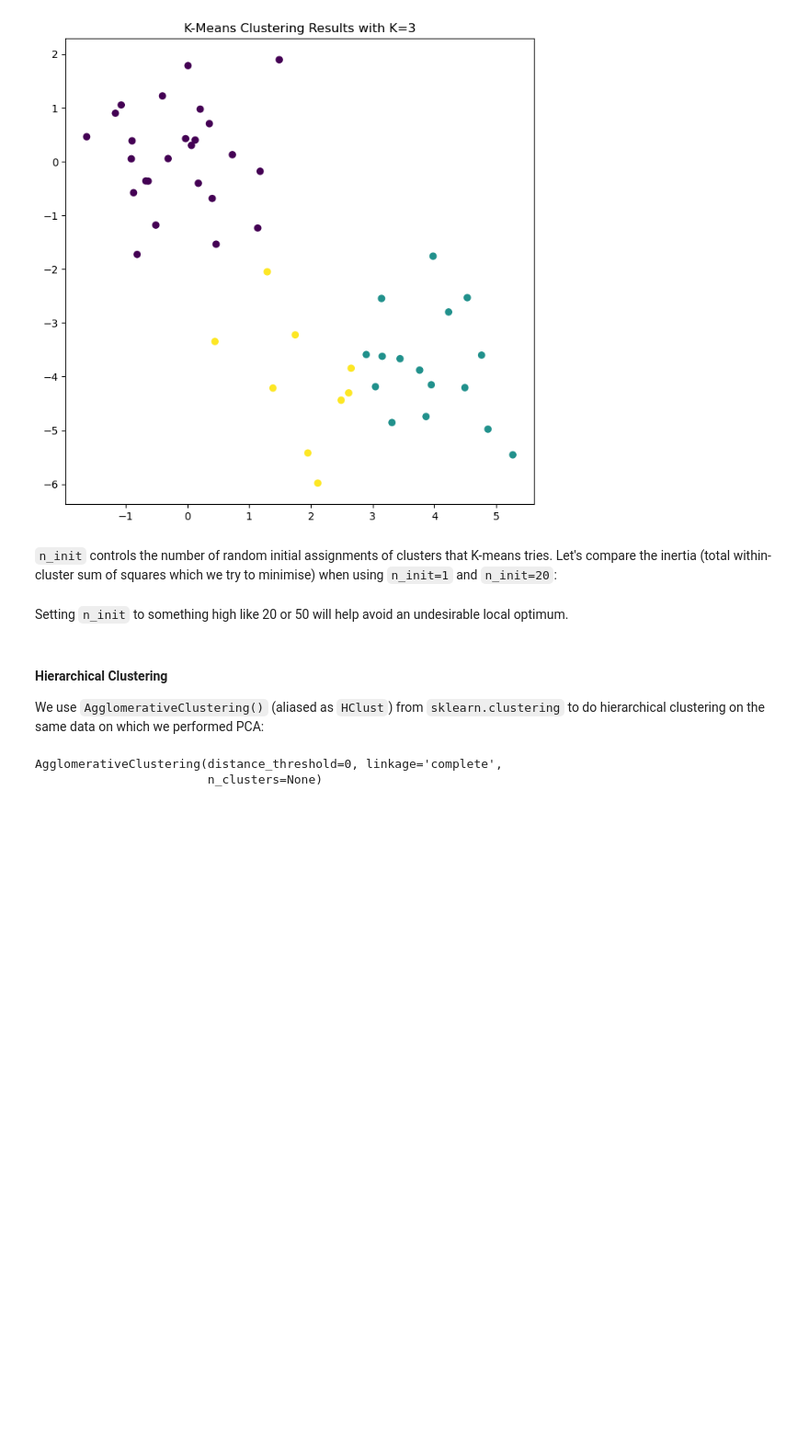
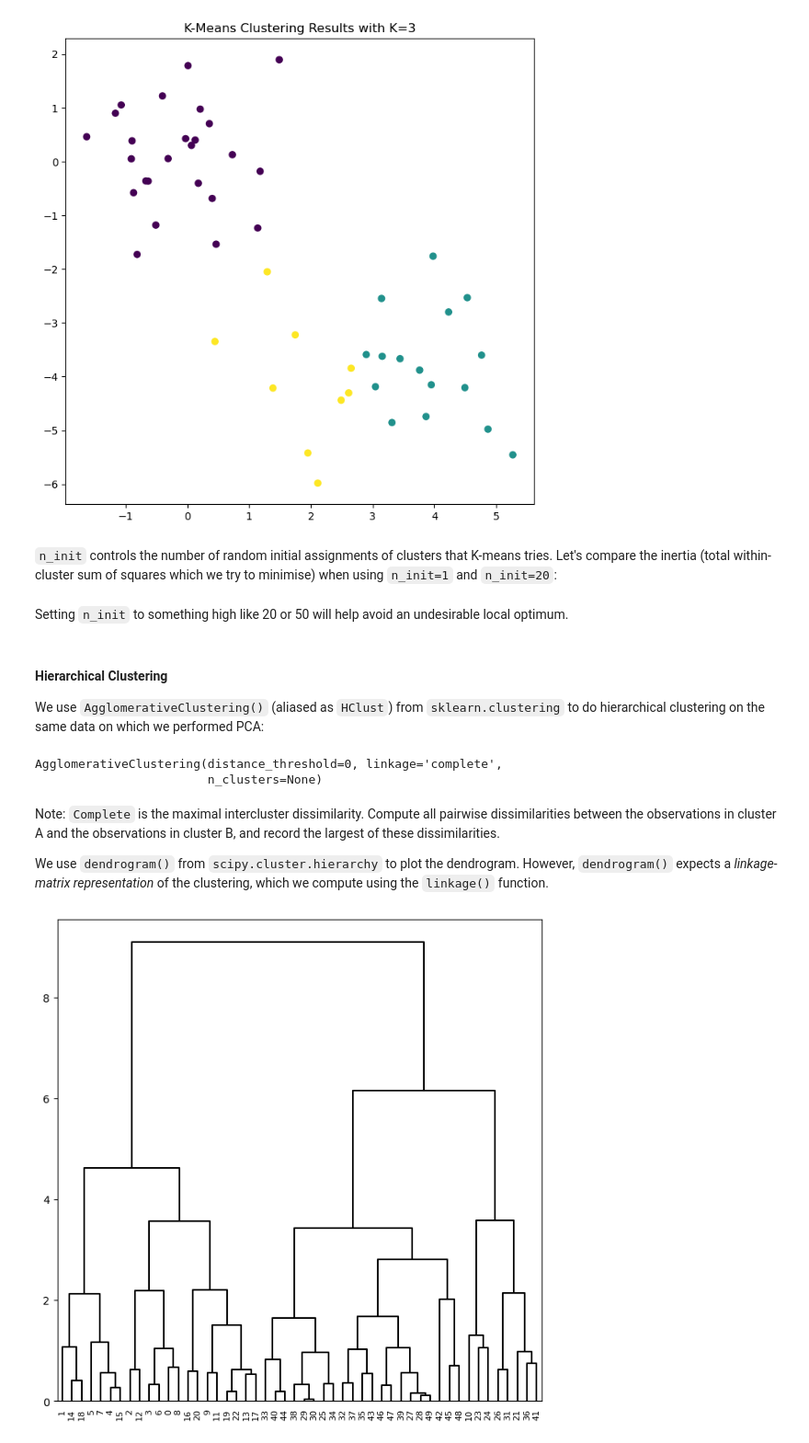
Before and after one commit to richhuwtaylor/introduction-to-statistical-learning, a Jupyter notebook: Chapter_12_Unsupervised_Learning/Chapter_12_Unsupervised_Learning_Lab.ipynb, the cells around one changed output. Shown at 92% size. Cells and saved outputs as stored; diff of their text form; code cells hidden in the pictures; blank space fills up the shorter version.

```diff
--- a/Chapter_12_Unsupervised_Learning/Chapter_12_Unsupervised_Learning_Lab.ipynb
+++ b/Chapter_12_Unsupervised_Learning/Chapter_12_Unsupervised_Learning_Lab.ipynb
@@ -371,3 +371,18 @@ hc_comp.fit(X)
 # %% [output]
 AgglomerativeClustering(distance_threshold=0, linkage='complete',
                         n_clusters=None)
+# %% [markdown]
+Note: `Complete` is the maximal intercluster dissimilarity. Compute all pairwise
+dissimilarities between the observations in cluster A and the observations in cluster B, and record the largest of these dissimilarities.
+
+We use `dendrogram()` from `scipy.cluster.hierarchy` to plot the dendrogram. However, `dendrogram()` expects a _linkage-matrix representation_ of the clustering, which we compute using the `linkage()` function.
+# %%
+cargs = {
+    'color_threshold': -np.inf,
+    'above_threshold_color': 'black'
+}
+linkage_comp = linkage(X, method='complete', metric='euclidean')
+fig, ax = plt.subplots(1, 1, figsize=(8, 8))
+dendrogram(linkage_comp, ax=ax, **cargs);
+# %% [output]
+[figure, added]
```
Also changed, not shown: parts of 8 cells of this notebook.
